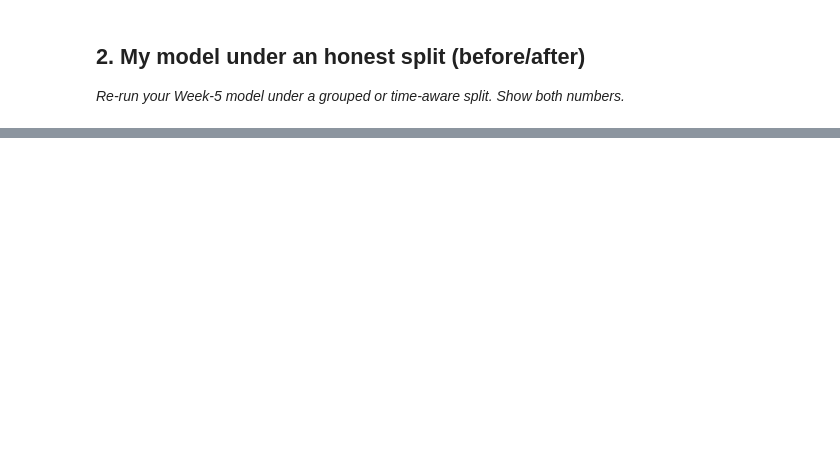
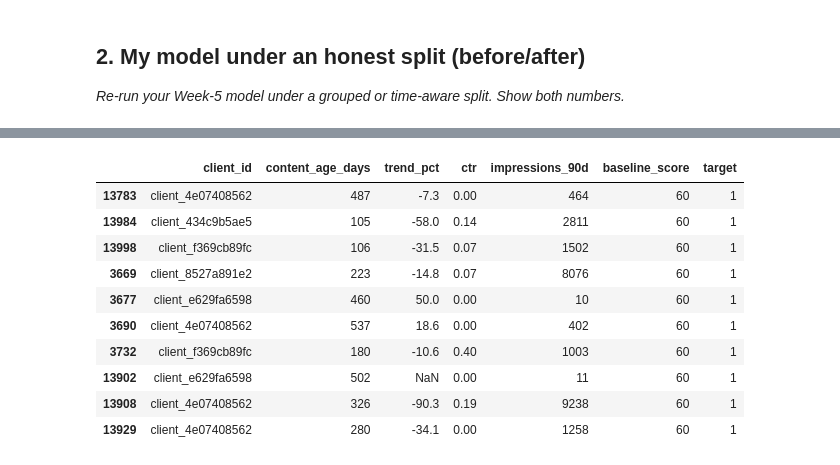
Before and after one commit to Ravikiranbathe/flyrank-ai, a Jupyter notebook: work/notebooks/w06_validation_audit.ipynb, the cells around one changed output, grey strips where cells are left out. Cells and saved outputs as stored; diff of their text form; code cells hidden in the pictures; blank space fills up the shorter version.

```diff
--- a/work/notebooks/w06_validation_audit.ipynb
+++ b/work/notebooks/w06_validation_audit.ipynb
@@ -19,0 +49,20 @@ This skeleton is yours to fill. Work the sections **in order** — each one has
+# %%
+import os
+import pandas as pd
+
+# Check current location
+print("Current folder:", os.getcwd())
+
+# Clone the repo if it is not already available
+if not os.path.exists("flyrank-ai"):
+    !git clone https://github.com/Ravikiranbathe/flyrank-ai.git
+
+# Move into the repository
+os.chdir("flyrank-ai")
+
+print("Repository folder:", os.getcwd())
+
+# Load dataset
+df = pd.read_csv("data/raw/content_refresh_anonymized.csv")
+
+print("Dataset shape:", df.shape)
@@ -19,0 +293,40 @@ This skeleton is yours to fill. Work the sections **in order** — each one has
+# %%
+# Representative examples near the target threshold
+
+audit_examples = df.iloc[test_idx].copy()
+
+# Distance from the baseline-score threshold of 60
+audit_examples["distance_from_threshold"] = (
+    audit_examples["baseline_score"] - 60
+).abs()
+
+# Show examples closest to the decision boundary
+borderline_examples = audit_examples.sort_values(
+    "distance_from_threshold"
+).head(10)
+
+display(
+    borderline_examples[
+        [
+            "client_id",
+            "content_age_days",
+            "trend_pct",
+            "ctr",
+            "impressions_90d",
+            "baseline_score",
+            "target"
+        ]
+    ]
+)
+# %% [output]
+|  | client_id | content_age_days | trend_pct | ctr | impressions_90d | baseline_score | target |
+| 13783 | client_4e07408562 | 487 | -7.3 | 0.00 | 464 | 60 | 1 |
+| 13984 | client_434c9b5ae5 | 105 | -58.0 | 0.14 | 2811 | 60 | 1 |
+| 13998 | client_f369cb89fc | 106 | -31.5 | 0.07 | 1502 | 60 | 1 |
+| 3669 | client_8527a891e2 | 223 | -14.8 | 0.07 | 8076 | 60 | 1 |
+| 3677 | client_e629fa6598 | 460 | 50.0 | 0.00 | 10 | 60 | 1 |
+| 3690 | client_4e07408562 | 537 | 18.6 | 0.00 | 402 | 60 | 1 |
+| 3732 | client_f369cb89fc | 180 | -10.6 | 0.40 | 1003 | 60 | 1 |
+| 13902 | client_e629fa6598 | 502 | NaN | 0.00 | 11 | 60 | 1 |
+| 13908 | client_4e07408562 | 326 | -90.3 | 0.19 | 9238 | 60 | 1 |
+| 13929 | client_4e07408562 | 280 | -34.1 | 0.00 | 1258 | 60 | 1 |
```
Also changed, not shown: parts of 18 cells of this notebook.
